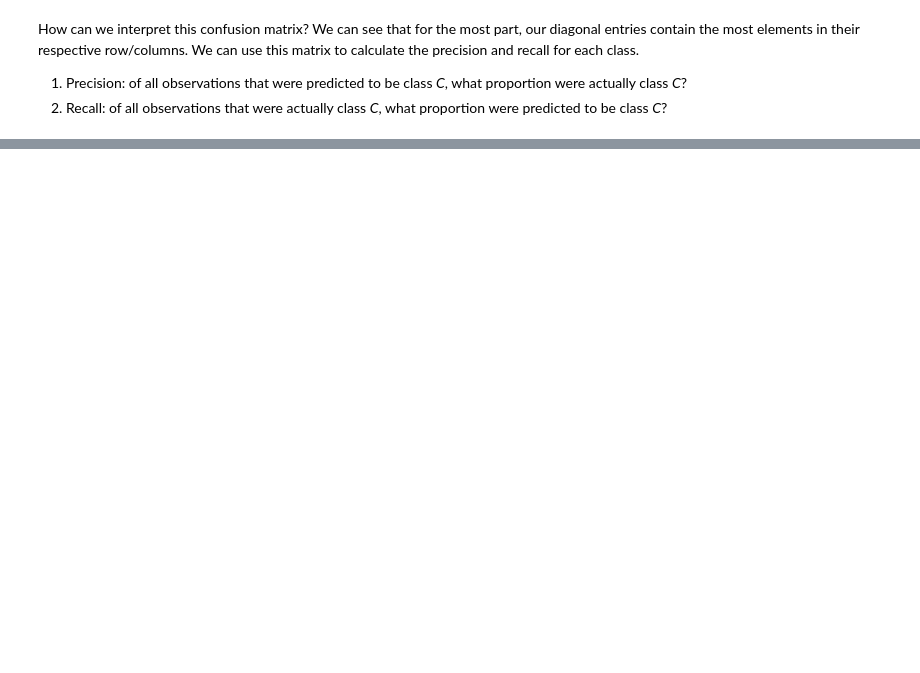
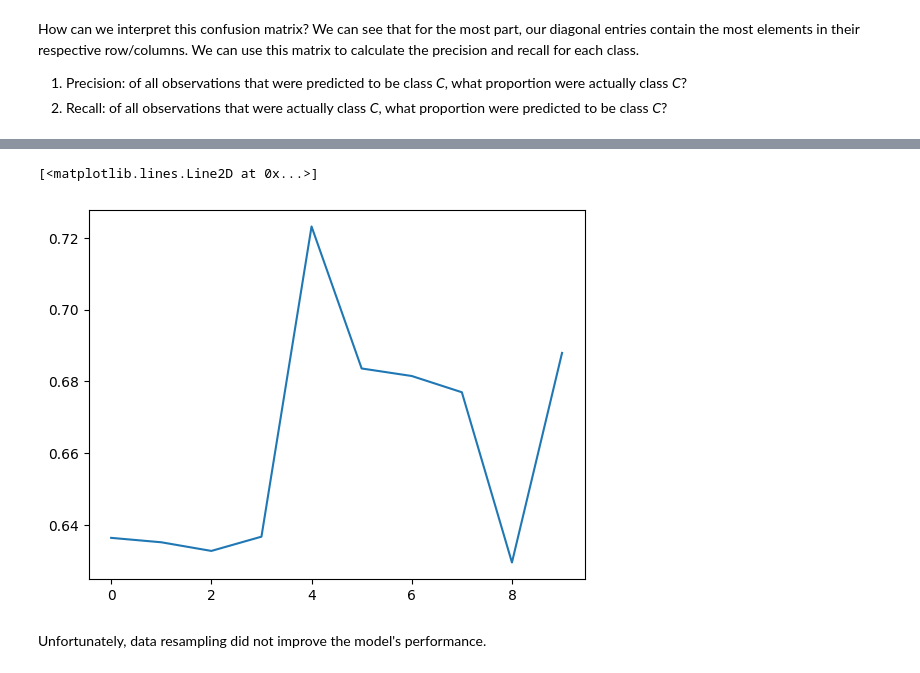
Before and after one commit to willcoomans5/mlb_predictions, a Jupyter notebook: mlb_game_data.ipynb, the cells around one changed output, grey strips where cells are left out. Drawn from its saved outputs; the diff is of its cells as text; code cells hidden in the pictures; blank space fills up the shorter version.

```diff
--- a/mlb_game_data.ipynb
+++ b/mlb_game_data.ipynb
@@ -733,0 +761,3 @@ array([43232, 14882,  7966,  5192,   100,     0,   367,    22,   105,
+# %%
+X_resampled = normalize(X_resampled)
+X_resampled.shape
@@ -733,0 +789,11 @@ array([43232, 14882,  7966,  5192,   100,     0,   367,    22,   105,
+# %%
+y = torch.tensor(Y_resampled.values, dtype=torch.long)
+X = torch.tensor(X_resampled.values, dtype=torch.float32)
+# %%
+train_dataset = CustomMLBDataSet(X, y)
+train_dataloader = DataLoader(train_dataset, batch_size=32, shuffle=True)
+# %%
+model = NeuralNetwork(14, 64, 32, 17)
+optimizer = optim.Adam(model.parameters(), lr=0.001)
+
+train_losses, valid_losses = train_model(model, train_dataloader, 10, 0.001, optimizer, save_path = path + 'models/model2.pt')
@@ -733,0 +837,7 @@ array([43232, 14882,  7966,  5192,   100,     0,   367,    22,   105,
+# %%
+plt.plot(range(epochs), valid_losses)
+# %% [output]
+[<matplotlib.lines.Line2D at 0x...>]
+[figure, added]
+# %% [markdown]
+Unfortunately, data resampling did not improve the model's performance.
```
Also changed, not shown: parts of 20 cells of this notebook.
